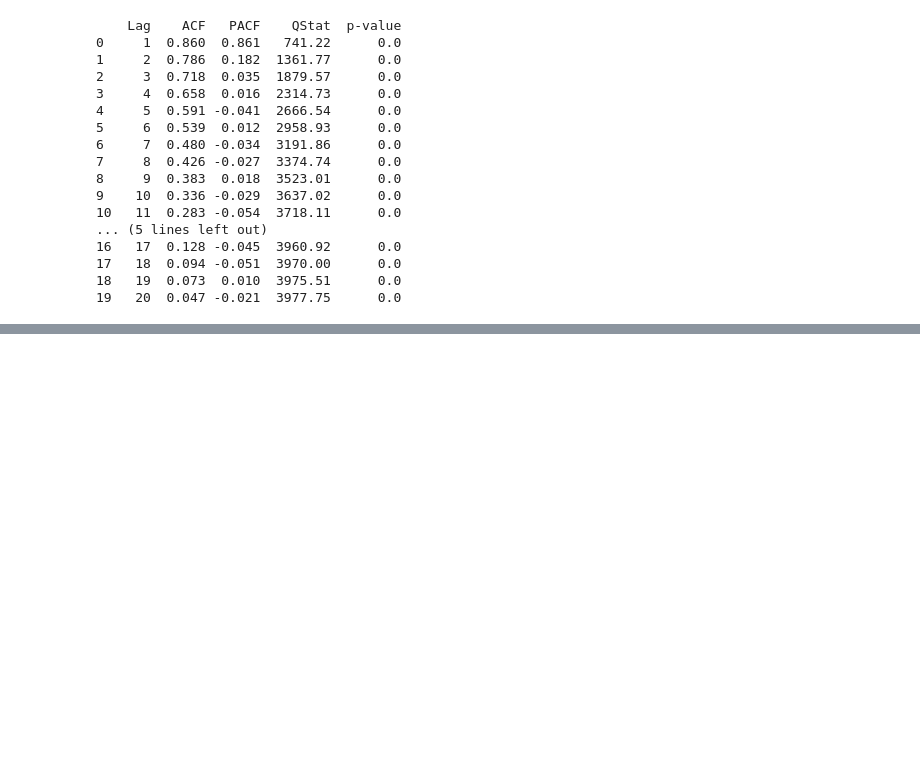
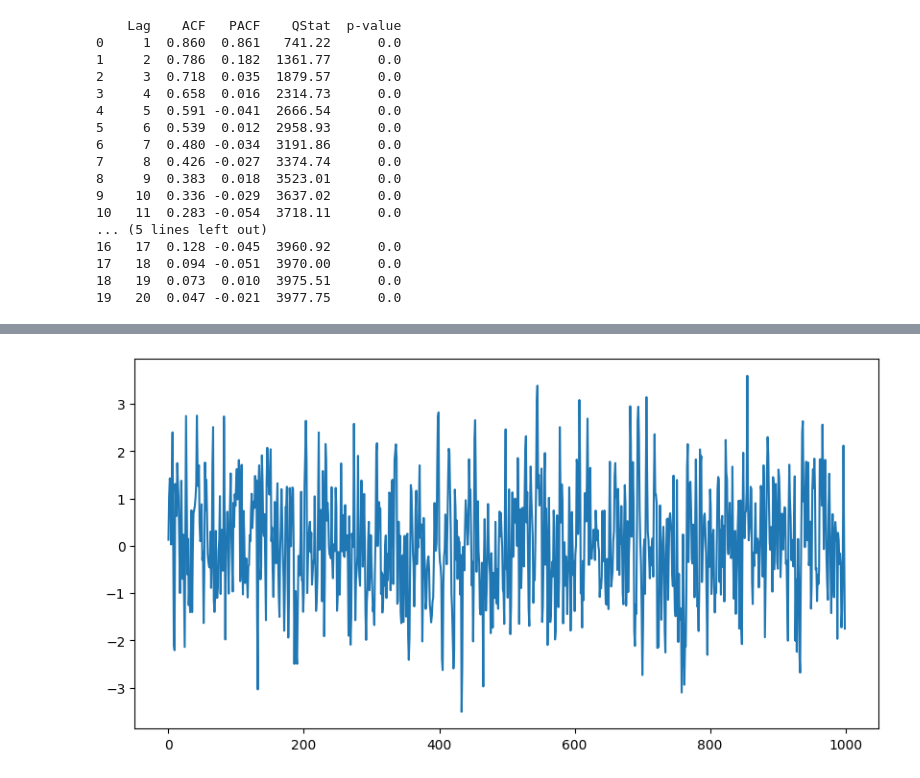
Before and after one commit to DavidGuzzi/MECMT10, a Jupyter notebook: clase_2.ipynb, the cells around one changed output, grey strips where cells are left out. Cells and saved outputs as stored; diff of their text form; code cells hidden in the pictures; blank space fills up the shorter version.

```diff
--- a/clase_2.ipynb
+++ b/clase_2.ipynb
@@ -98,0 +163,4 @@ Warnings:
+# %%
+df['y3'].plot(figsize=(10,5));
+# %% [output]
+[figure, added]
```
Also changed, not shown: parts of 34 cells of this notebook.
